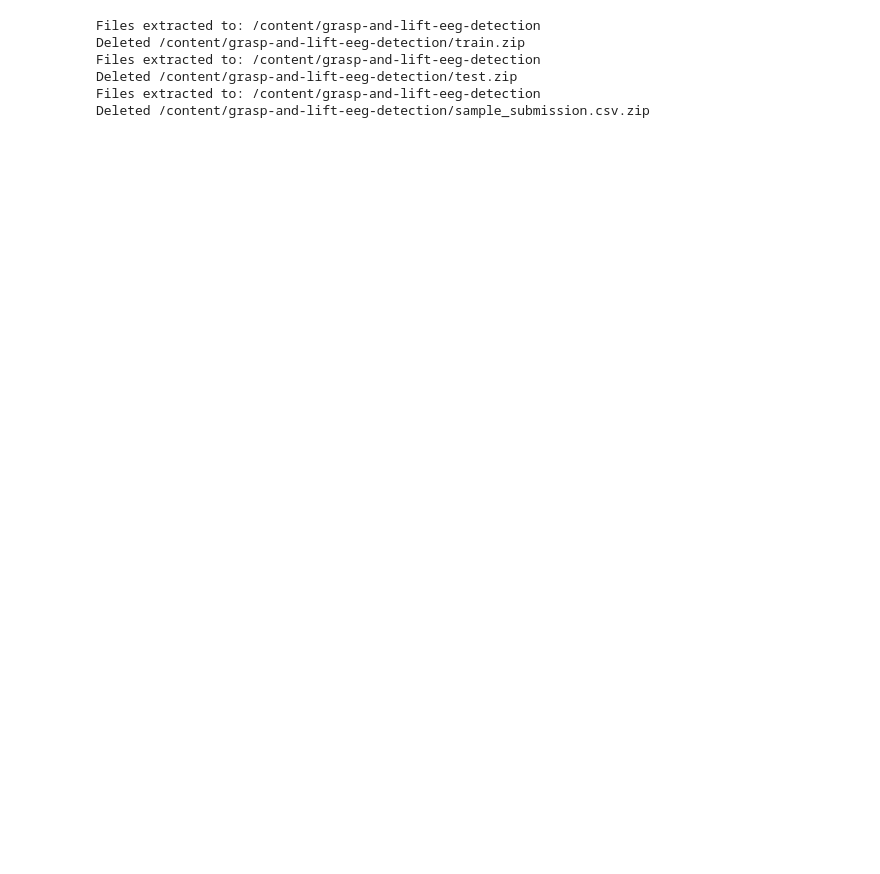
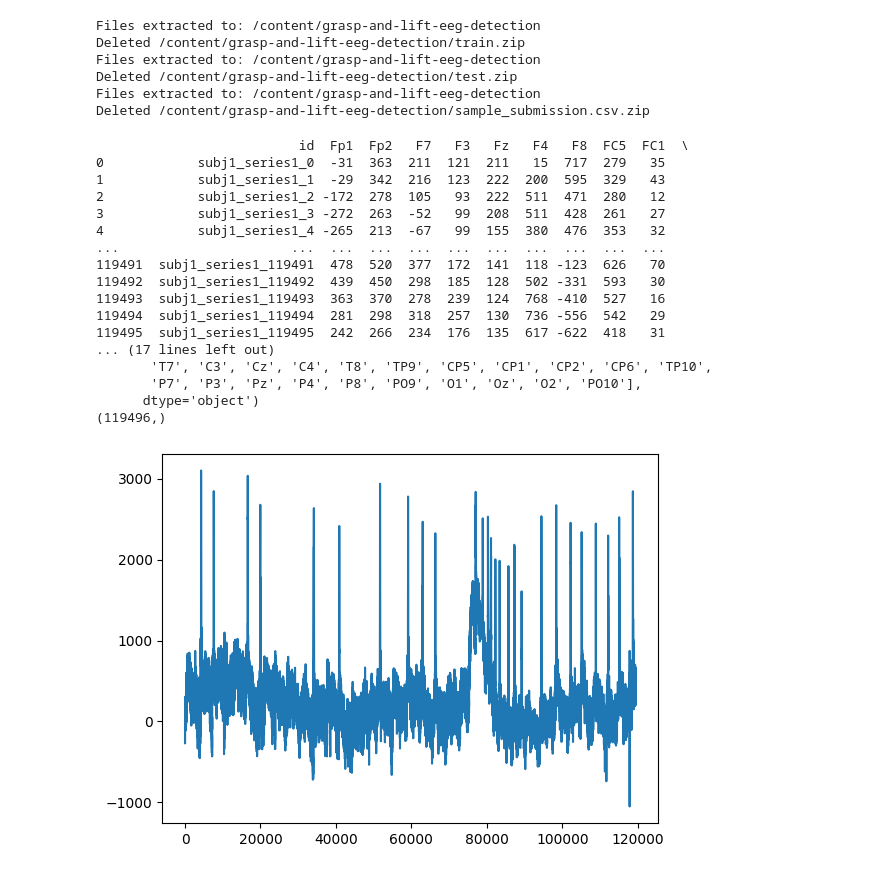
Before and after one commit to Jitmandal051004/EEG_Analysis_SOP, a Jupyter notebook: Grasp_and_Lift_EEG_Detection_Model.ipynb, the cells around one changed output. Saved outputs shown, nothing was run; the diff lists cells and outputs as text; code cells hidden in the pictures; blank space fills up the shorter version.

```diff
--- a/Grasp_and_Lift_EEG_Detection_Model.ipynb
+++ b/Grasp_and_Lift_EEG_Detection_Model.ipynb
@@ -34,0 +42,31 @@ Deleted /content/grasp-and-lift-eeg-detection/sample_submission.csv.zip
+# %%
+df = pd.read_csv("/content/grasp-and-lift-eeg-detection/train/subj1_series1_data.csv")
+print(df)
+ch_names = list(df.columns[1:])
+print(ch_names)
+print(df.columns[1:])
+
+print(df["FC1"].shape)
+import matplotlib.pyplot as plt
+fig, ax = plt.subplots(1, 1)
+ax.plot(df["Fp1"])
+plt.show()
+# %% [output]
+                          id  Fp1  Fp2   F7   F3   Fz   F4   F8  FC5  FC1  \
+0            subj1_series1_0  -31  363  211  121  211   15  717  279   35
+1            subj1_series1_1  -29  342  216  123  222  200  595  329   43
+2            subj1_series1_2 -172  278  105   93  222  511  471  280   12
+3            subj1_series1_3 -272  263  -52   99  208  511  428  261   27
+4            subj1_series1_4 -265  213  -67   99  155  380  476  353   32
+...                      ...  ...  ...  ...  ...  ...  ...  ...  ...  ...
+119491  subj1_series1_119491  478  520  377  172  141  118 -123  626   70
+119492  subj1_series1_119492  439  450  298  185  128  502 -331  593   30
+119493  subj1_series1_119493  363  370  278  239  124  768 -410  527   16
+119494  subj1_series1_119494  281  298  318  257  130  736 -556  542   29
+119495  subj1_series1_119495  242  266  234  176  135  617 -622  418   31
+... (17 lines left out)
+       'T7', 'C3', 'Cz', 'C4', 'T8', 'TP9', 'CP5', 'CP1', 'CP2', 'CP6', 'TP10',
+       'P7', 'P3', 'Pz', 'P4', 'P8', 'PO9', 'O1', 'Oz', 'O2', 'PO10'],
+      dtype='object')
+(119496,)
+[figure, added]
```
Also changed, not shown: parts of 7 cells of this notebook.
